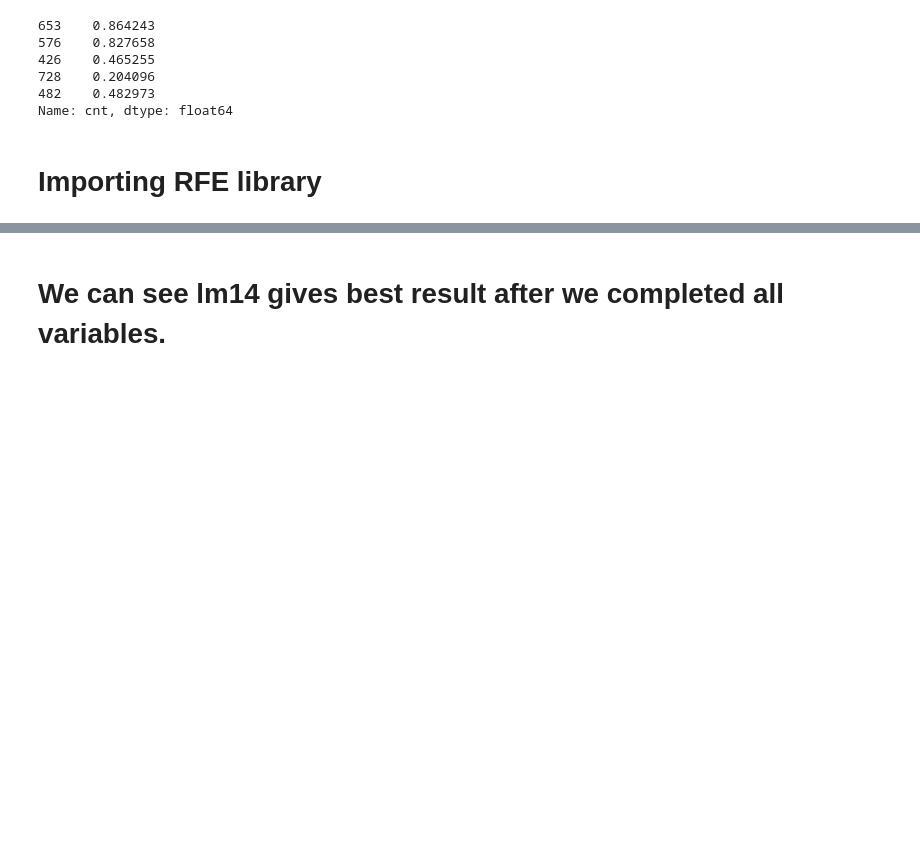
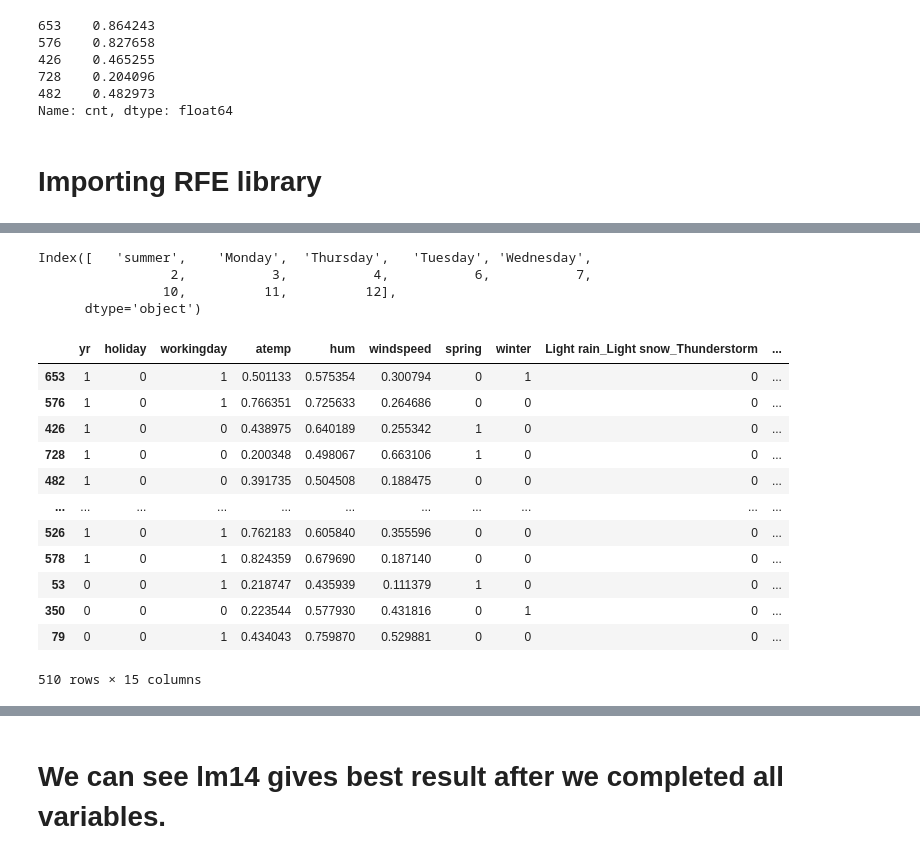
Before and after one commit to manikUpgrad/boombikes-linear-regression, a Jupyter notebook: boombikes-multiple-linear-regression.ipynb, the cells around one changed output, grey strips where cells are left out. Cells and saved outputs as stored; diff of their text form; code cells hidden in the pictures; blank space fills up the shorter version.

```diff
--- a/boombikes-multiple-linear-regression.ipynb
+++ b/boombikes-multiple-linear-regression.ipynb
@@ -643,5 +643,5 @@ from sklearn.linear_model import LinearRegression
 lm = LinearRegression()
 lm.fit(X_train, y_train)
 
-rfe = RFE(lm, 15)
+rfe = RFE(lm, n_features_to_select=15)
 rfe = rfe.fit(X_train, y_train)
@@ -655,7 +688,27 @@ column
 # %%
 X_train.columns[~rfe.support_]
+# %% [output]
+Index([   'summer',    'Monday',  'Thursday',   'Tuesday', 'Wednesday',
+                 2,           3,           4,           6,           7,
+                10,          11,          12],
+      dtype='object')
 # %%
 X_train_rfe = X_train[column]
+X_train_rfe
+# %% [output]
+|  | yr | holiday | workingday | atemp | hum | windspeed | spring | winter | Light rain_Light snow_Thunderstorm | ... |
+| 653 | 1 | 0 | 1 | 0.501133 | 0.575354 | 0.300794 | 0 | 1 | 0 | ... |
+| 576 | 1 | 0 | 1 | 0.766351 | 0.725633 | 0.264686 | 0 | 0 | 0 | ... |
+| 426 | 1 | 0 | 0 | 0.438975 | 0.640189 | 0.255342 | 1 | 0 | 0 | ... |
+| 728 | 1 | 0 | 0 | 0.200348 | 0.498067 | 0.663106 | 1 | 0 | 0 | ... |
+| 482 | 1 | 0 | 0 | 0.391735 | 0.504508 | 0.188475 | 0 | 0 | 0 | ... |
+| ... | ... | ... | ... | ... | ... | ... | ... | ... | ... | ... |
+| 526 | 1 | 0 | 1 | 0.762183 | 0.605840 | 0.355596 | 0 | 0 | 0 | ... |
+| 578 | 1 | 0 | 1 | 0.824359 | 0.679690 | 0.187140 | 0 | 0 | 0 | ... |
+| 53 | 0 | 0 | 1 | 0.218747 | 0.435939 | 0.111379 | 1 | 0 | 0 | ... |
+| 350 | 0 | 0 | 0 | 0.223544 | 0.577930 | 0.431816 | 0 | 1 | 0 | ... |
+| 79 | 0 | 0 | 1 | 0.434043 | 0.759870 | 0.529881 | 0 | 0 | 0 | ... |
+510 rows × 15 columns
 # %%
 # Model using Statsmodel , import library and add constant
 
```
Also changed, not shown: parts of 72 cells of this notebook, 3 other files.
